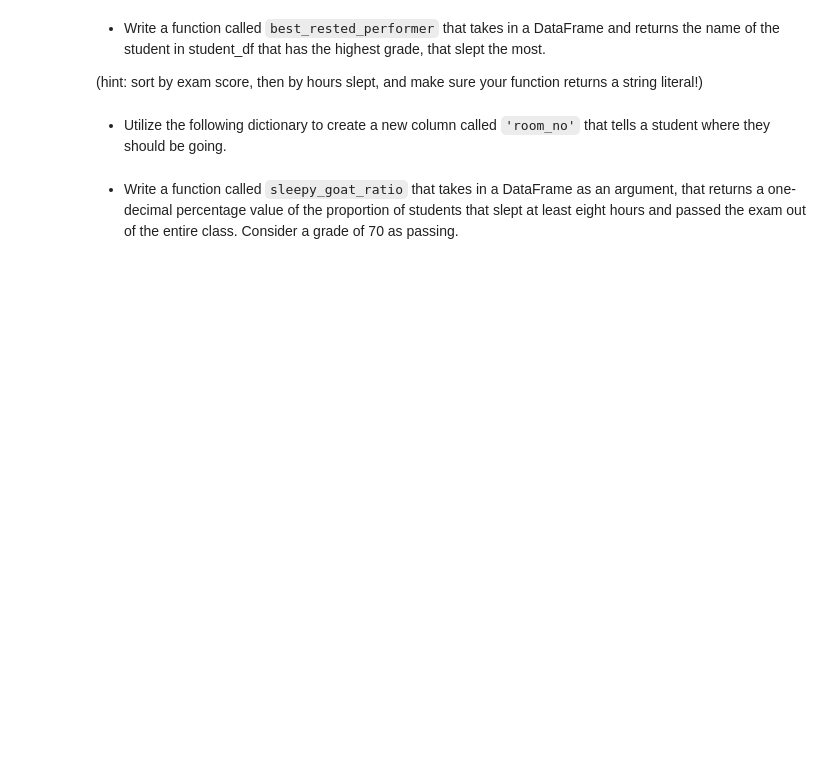
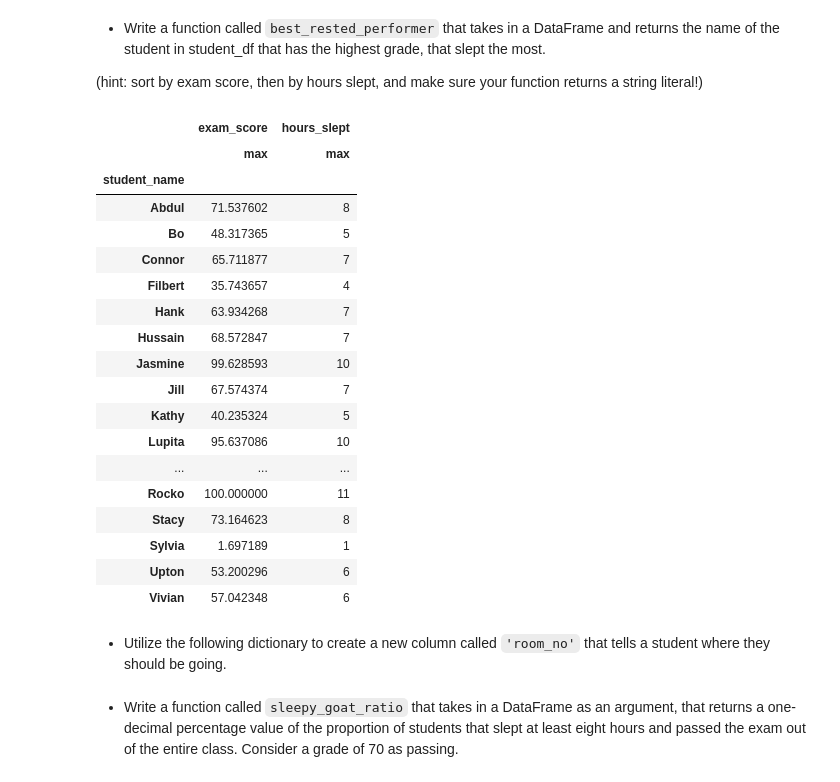
Before and after one commit to David-Howell/numpy-pandas-visualization-exercises, a Jupyter notebook: python_assessment_review.ipynb, the cells around one changed output. Saved outputs shown, nothing was run; the diff lists cells and outputs as text; code cells hidden in the pictures; blank space fills up the shorter version.

```diff
--- a/python_assessment_review.ipynb
+++ b/python_assessment_review.ipynb
@@ -121,5 +267,6 @@ classrooms = np.random.choice(['A', 'B'], len(student_df))
 # %%
 # put the value of classrooms into your new column in this cell.
+student_df['classroom'] = classrooms
 # %%
 assert(list(student_df.classroom.values) == list(classrooms))
 # %% [markdown]
@@ -132,6 +298,29 @@ assert(list(student_df.classroom.values) == list(classrooms))
 (hint: sort by exam score, then by hours slept, and make sure your function returns a string literal!)
 # %%
 # write your function in this cell:
+# def best_rated_performer(df):
+
+student_df.groupby(['student_name'])[['exam_score', 'hours_slept']].agg(['max'])
+# %% [output]
+|  | exam_score | hours_slept |
+|  | max | max |
+| student_name |  |  |
+| Abdul | 71.537602 | 8 |
+| Bo | 48.317365 | 5 |
+| Connor | 65.711877 | 7 |
+| Filbert | 35.743657 | 4 |
+| Hank | 63.934268 | 7 |
+| Hussain | 68.572847 | 7 |
+| Jasmine | 99.628593 | 10 |
+| Jill | 67.574374 | 7 |
+| Kathy | 40.235324 | 5 |
+| Lupita | 95.637086 | 10 |
+| ... | ... | ... |
+| Rocko | 100.000000 | 11 |
+| Stacy | 73.164623 | 8 |
+| Sylvia | 1.697189 | 1 |
+| Upton | 53.200296 | 6 |
+| Vivian | 57.042348 | 6 |
 # %%
 assert(best_rested_performer(student_df)) == 'Marwan'
 # %% [markdown]
```
Also changed, not shown: parts of 18 cells of this notebook.
